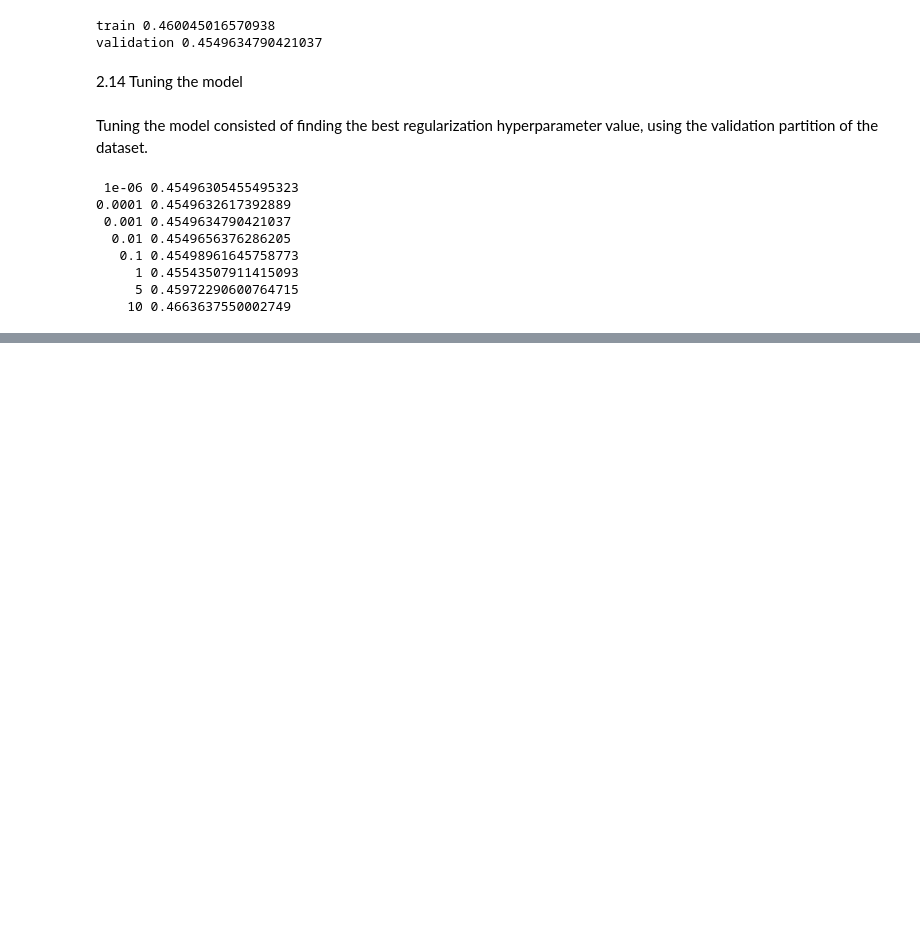
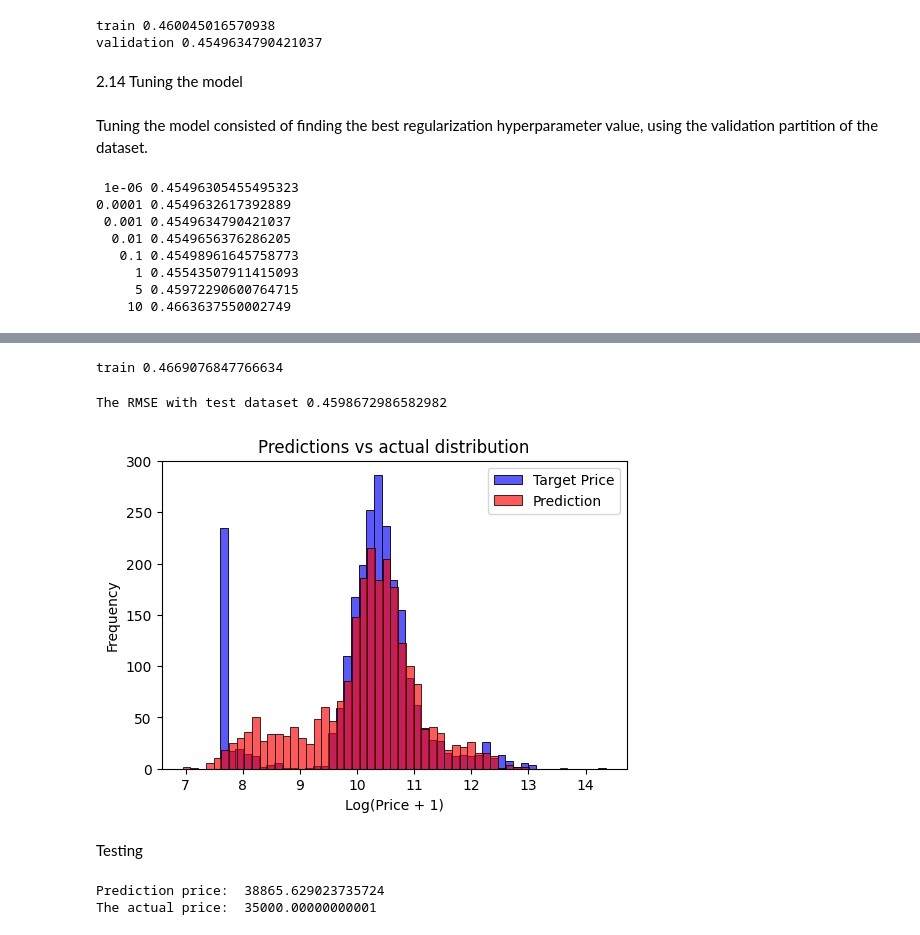
Before and after one commit to GonzalezMada/machine-learning-zoomcamp2025-homework, a Jupyter notebook: 02-Car_Price_Prediction_using_Regression/carprice.ipynb, the cells around one changed output, grey strips where cells are left out. Cells and saved outputs as stored; diff of their text form; code cells hidden in the pictures; blank space fills up the shorter version.

Commit message:
Testing

```diff
--- a/02-Car_Price_Prediction_using_Regression/carprice.ipynb
+++ b/02-Car_Price_Prediction_using_Regression/carprice.ipynb
@@ -557,0 +563,53 @@ r= 0.0001
+# %%
+X_full_train = prepare_X(df_full_train)
+# %%
+y_full_train = np.concatenate([y_train,y_val])
+# %%
+b,w = train_linear_regression(X_full_train,y_full_train,r=r)
+# %%
+#view error of the full training dataset
+y_pred = b + X_train.dot(w)
+print('train', rmse(y_train, y_pred))
+# %% [output]
+train 0.4669076847766634
+# %%
+X_test = prepare_X(df_test)
+y_test_pred = b + X_test.dot(w)
+print('The RMSE with test dataset', rmse(y_test, y_test_pred))
+# %% [output]
+The RMSE with test dataset 0.4598672986582982
+# %%
+plt.figure(figsize=(6, 4))
+
+
+sns.histplot(y_test, label='Target Price', color='blue', alpha=0.65, bins=50)
+sns.histplot(y_test_pred, label='Prediction', color='red', alpha=0.65, bins=50)
+
+plt.legend()
+
+plt.ylabel('Frequency')
+plt.xlabel('Log(Price + 1)')
+plt.title('Predictions vs actual distribution')
+
+plt.show()
+# %% [output]
+[figure, added]
+# %% [markdown]
+Testing
+# %%
+car = df_test.iloc[20].to_dict()
+
+
+df_small = pd.DataFrame([car])
+
+X_small = prepare_X(df_small)
+
+y_pred = b + X_small.dot(w)
+# Don't need an array but it's first (and only) item
+y_pred = y_pred[0]
+
+print("Prediction price: ",np.expm1(y_pred))
+print("The actual price: ",np.expm1(y_test[20]))
+# %% [output]
+Prediction price:  38865.629023735724
+The actual price:  35000.00000000001
```
Also changed, not shown: parts of 2 cells of this notebook.
